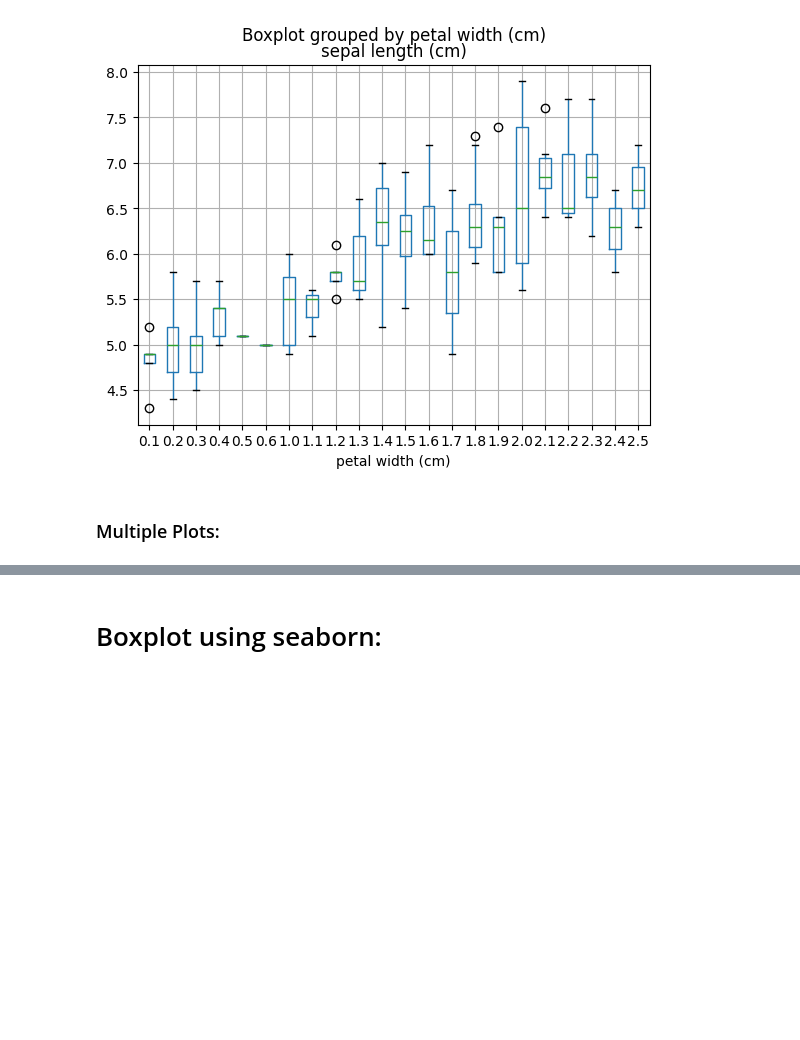
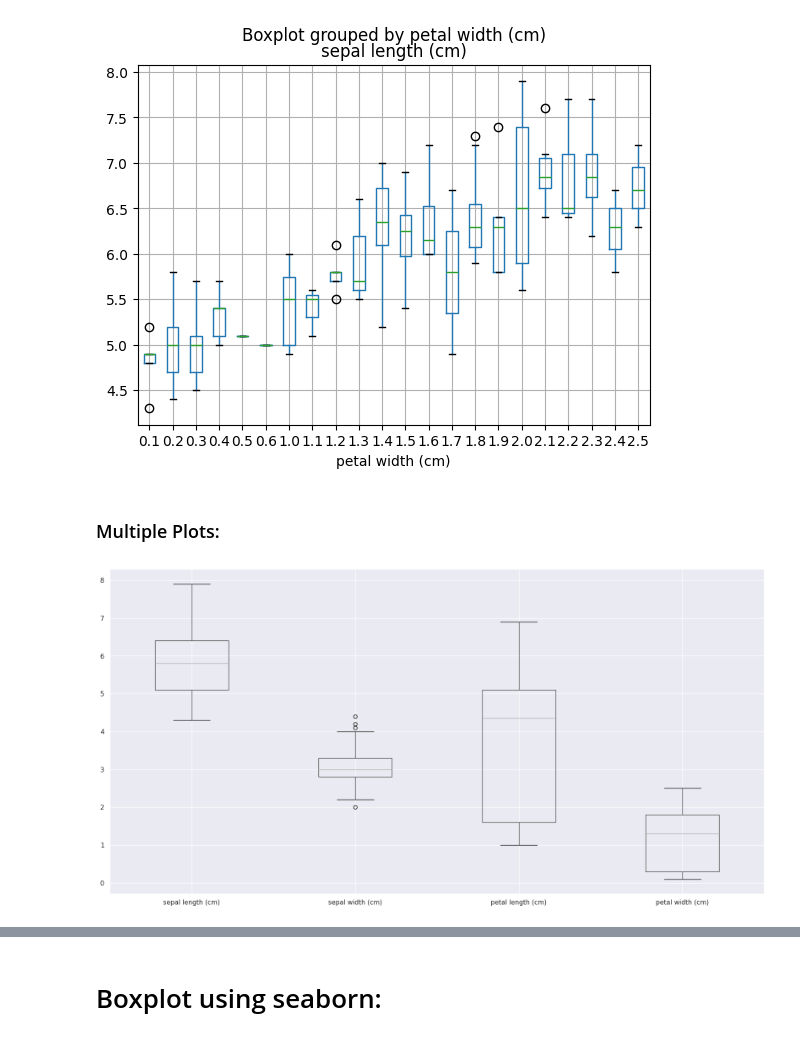
Before and after one commit to mohangiri1/MachineLearning, a Jupyter notebook: DataVisualization/boxplot.ipynb, the cells around one changed output, grey strips where cells are left out. Saved outputs shown, nothing was run; the diff lists cells and outputs as text; code cells hidden in the pictures; blank space fills up the shorter version.

```diff
--- a/DataVisualization/boxplot.ipynb
+++ b/DataVisualization/boxplot.ipynb
@@ -50,3 +50,9 @@ plt.show()
 [figure]
 # %% [markdown]
 ### Multiple Plots:
+# %%
+plt.figure(figsize=(20, 10))
+iris_df.boxplot()
+plt.show()
+# %% [output]
+[figure, added]
```
Also changed, not shown: parts of 1 cell of this notebook.
